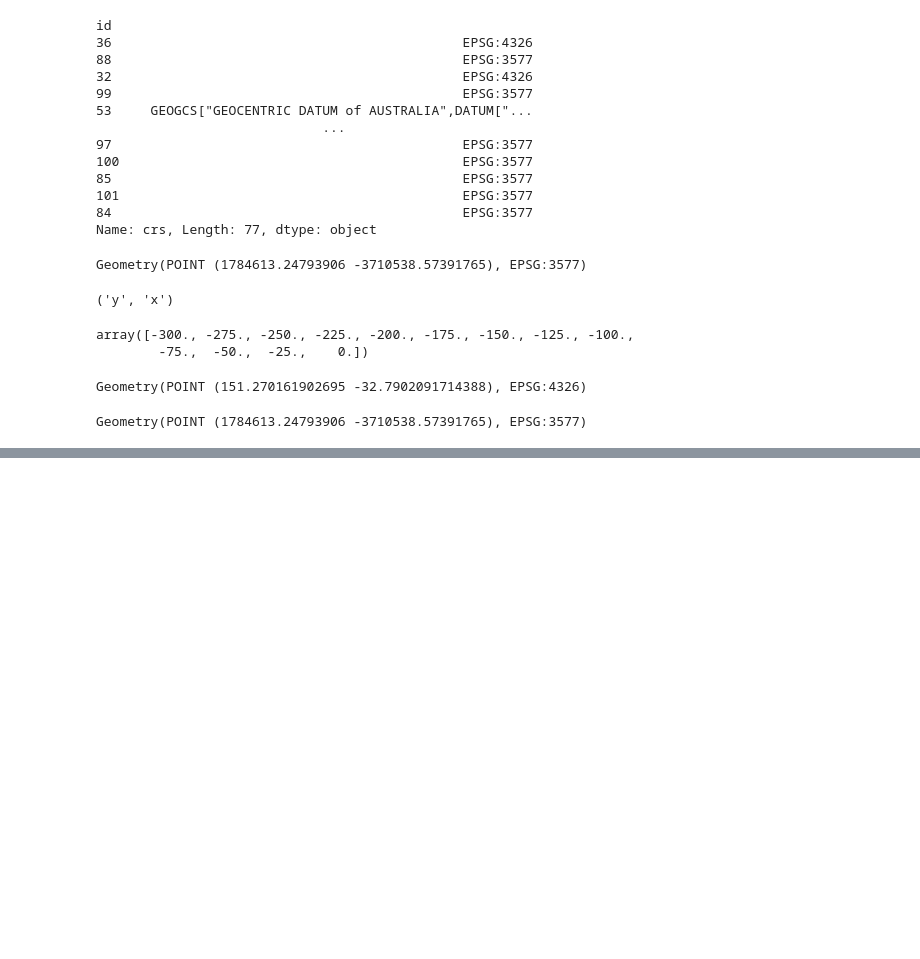
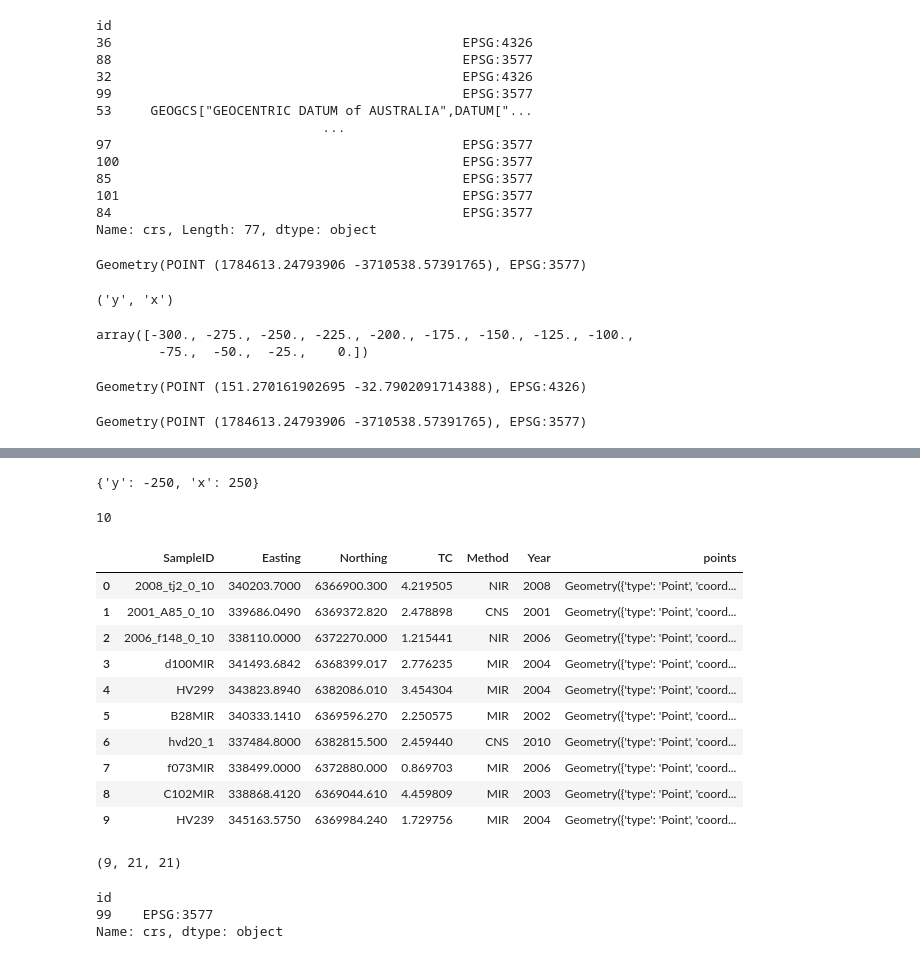
Before and after one commit to richardt94/datacube-NN, a Jupyter notebook: example_app/SOC_NN_sandbox.ipynb, the cells around one changed output, grey strips where cells are left out. Drawn from its saved outputs; the diff is of its cells as text; code cells hidden in the pictures; blank space fills up the shorter version.

Commit message:
working DataHarvester, tests to come

```diff
--- a/example_app/SOC_NN_sandbox.ipynb
+++ b/example_app/SOC_NN_sandbox.ipynb
@@ -411,0 +424,4 @@ ValueError: attempted relative import beyond top-level package
+# %%
+harvester.spatial_buffer
+# %% [output]
+{'y': -250, 'x': 250}
@@ -411,0 +432,20 @@ ValueError: attempted relative import beyond top-level package
+# %%
+sample = final_df.sample(n=10).reset_index(drop=True)
+# %%
+len(sample)
+# %% [output]
+10
+# %%
+sample
+# %% [output]
+|  | SampleID | Easting | Northing | TC | Method | Year | points |
+| 0 | 2008_tj2_0_10 | 340203.7000 | 6366900.300 | 4.219505 | NIR | 2008 | Geometry({'type': 'Point', 'coord... |
+| 1 | 2001_A85_0_10 | 339686.0490 | 6369372.820 | 2.478898 | CNS | 2001 | Geometry({'type': 'Point', 'coord... |
+| 2 | 2006_f148_0_10 | 338110.0000 | 6372270.000 | 1.215441 | NIR | 2006 | Geometry({'type': 'Point', 'coord... |
+| 3 | d100MIR | 341493.6842 | 6368399.017 | 2.776235 | MIR | 2004 | Geometry({'type': 'Point', 'coord... |
+| 4 | HV299 | 343823.8940 | 6382086.010 | 3.454304 | MIR | 2004 | Geometry({'type': 'Point', 'coord... |
+| 5 | B28MIR | 340333.1410 | 6369596.270 | 2.250575 | MIR | 2002 | Geometry({'type': 'Point', 'coord... |
+| 6 | hvd20_1 | 337484.8000 | 6382815.500 | 2.459440 | CNS | 2010 | Geometry({'type': 'Point', 'coord... |
+| 7 | f073MIR | 338499.0000 | 6372880.000 | 0.869703 | MIR | 2006 | Geometry({'type': 'Point', 'coord... |
+| 8 | C102MIR | 338868.4120 | 6369044.610 | 4.459809 | MIR | 2003 | Geometry({'type': 'Point', 'coord... |
+| 9 | HV239 | 345163.5750 | 6369984.240 | 1.729756 | MIR | 2004 | Geometry({'type': 'Point', 'coord... |
@@ -411,0 +455,4 @@ ValueError: attempted relative import beyond top-level package
+# %%
+test_read_array.shape
+# %% [output]
+(9, 21, 21)
@@ -411,0 +462,7 @@ ValueError: attempted relative import beyond top-level package
+# %%
+prod = dc.list_products()
+prod[prod['name']=='fc_percentile_albers_annual'].crs
+# %% [output]
+id
+99    EPSG:3577
+Name: crs, dtype: object
```
Also changed, not shown: parts of 16 cells of this notebook, 12 other files.
